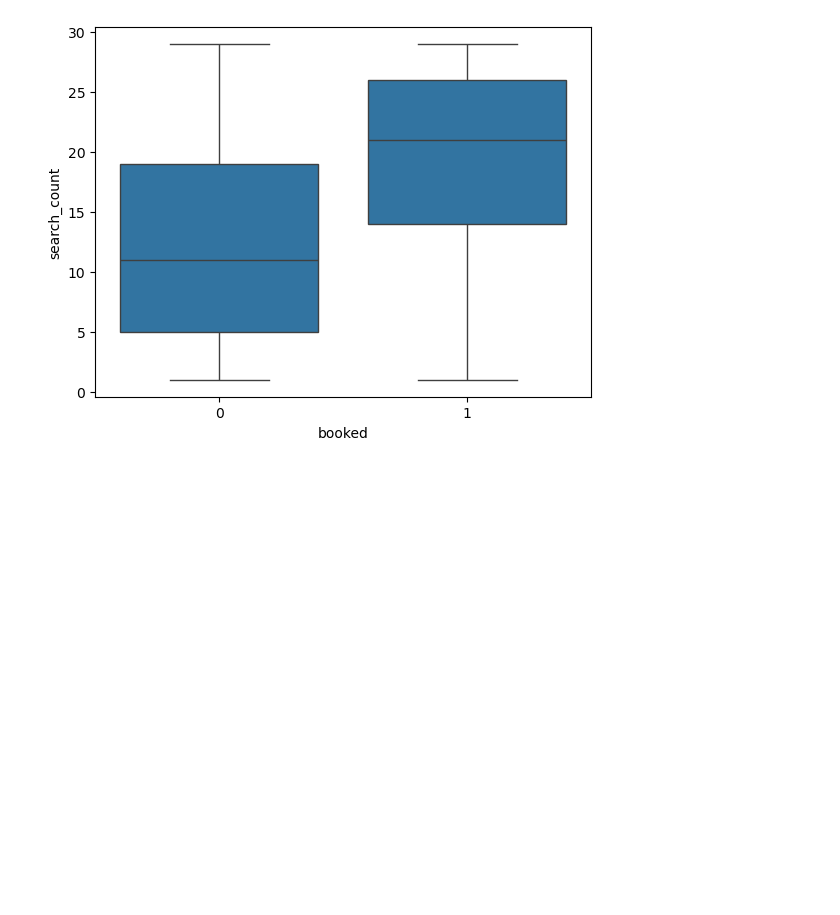
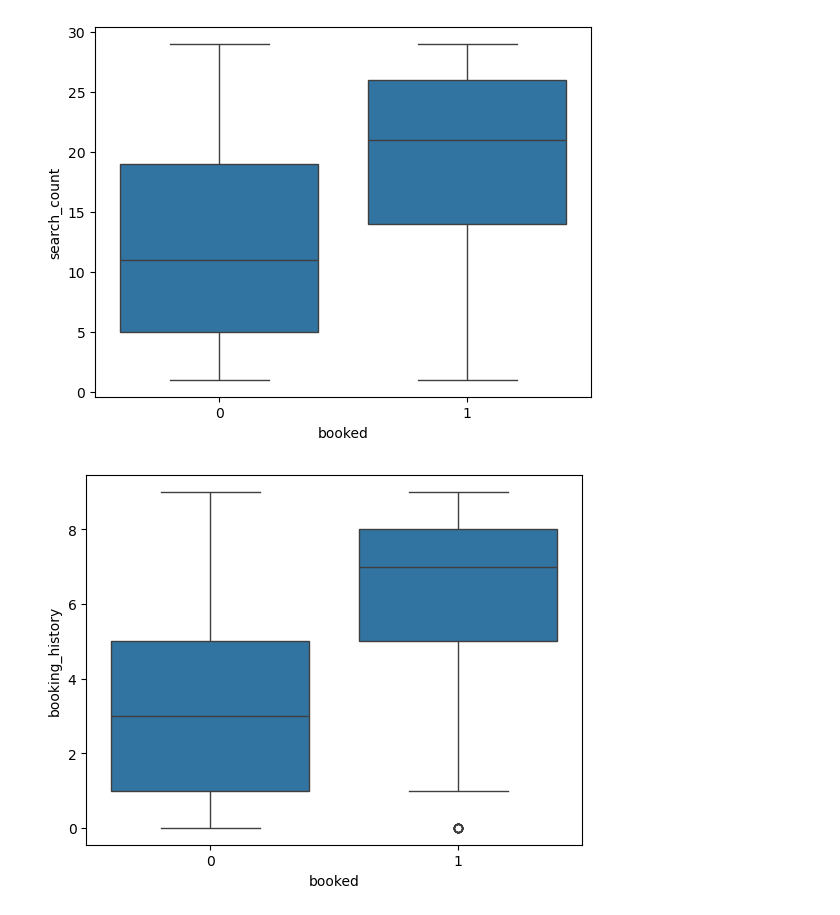
Before and after one commit to huamulan13/Travel-Booking-Prediction, a Jupyter notebook: notebooks/eda.ipynb, the cells around one changed output. Saved outputs shown, nothing was run; the diff lists cells and outputs as text; code cells hidden in the pictures; blank space fills up the shorter version.

```diff
--- a/notebooks/eda.ipynb
+++ b/notebooks/eda.ipynb
@@ -125,27 +47,0 @@ os.makedirs("data", exist_ok=True)
-# %%
-import pandas as pd
-import numpy as np
-
-np.random.seed(42)
-
-n = 1000
-
-data = {
-    "user_id": np.arange(1, n+1),
-    "search_count": np.random.randint(1, 30, n),
-    "booking_history": np.random.randint(0, 10, n),
-    "price_sensitivity": np.round(np.random.uniform(0.1, 1.0, n), 2)
-}
-
-df = pd.DataFrame(data)
-
-# aturan sederhana probabilitas booking
-prob_booking = (
-    0.3 * (df["search_count"]/30) +
-    0.4 * (df["booking_history"]/10) +
-    0.3 * (1 - df["price_sensitivity"])
-)
-
-df["booked"] = (prob_booking > 0.5).astype(int)
-
-df.head()
@@ -204,13 +52,0 @@ import psycopg2
-# %%
-conn = psycopg2.connect(
-    host="db",
-    database="travel_db",
-    user="tiket",
-    password="tiket123"
-)
-
-query = "SELECT * FROM travel_data"
-
-df = pd.read_sql(query, conn)
-
-df.head()
@@ -223,0 +53,5 @@ plt.show()
+# %%
+sns.boxplot(x="booked", y="booking_history", data=df)
+plt.show()
+# %% [output]
+[figure, added]
```
Also changed, not shown: parts of 22 cells of this notebook, 1 other file.
